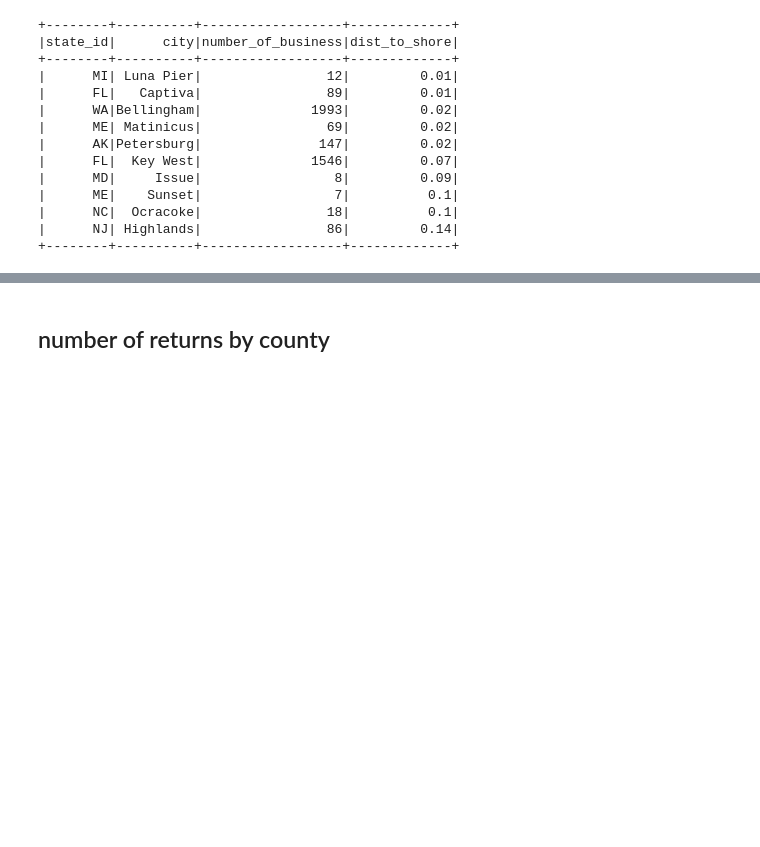
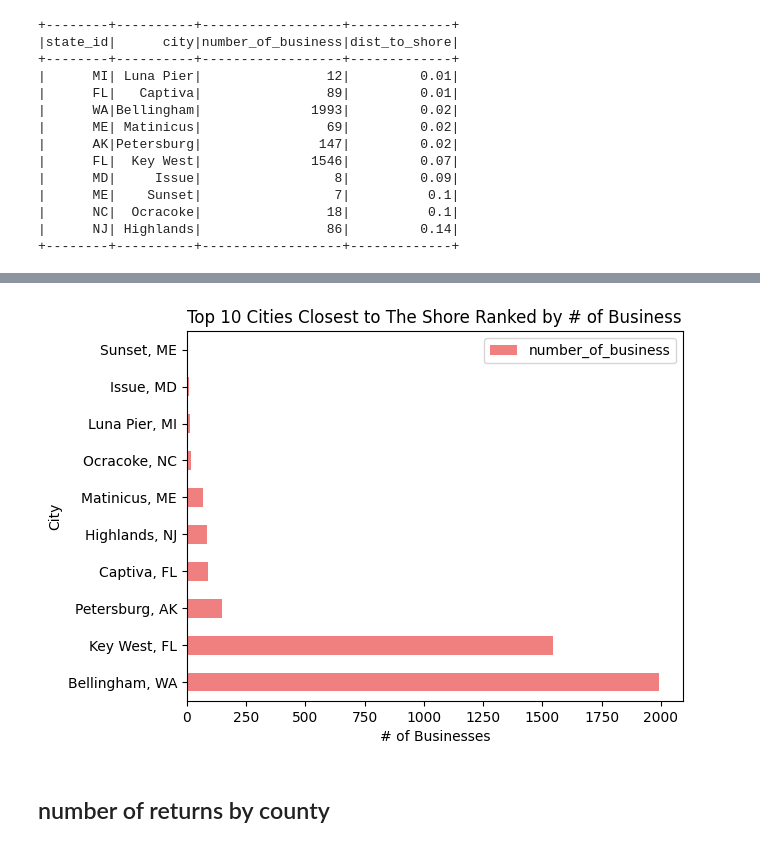
Before and after one commit to ZCWDataSixZero/ExploreZipCodeData_PySpark, a Jupyter notebook: Individual notebooks/a_analysis.ipynb, the cells around one changed output, grey strips where cells are left out. Drawn from its saved outputs; the diff is of its cells as text; code cells hidden in the pictures; blank space fills up the shorter version.

```diff
--- a/Individual notebooks/a_analysis.ipynb
+++ b/Individual notebooks/a_analysis.ipynb
@@ -178,3 +179,5 @@ top_10_cities.show()
 +--------+----------+------------------+-------------+
 # %%
 #plotting the dataframe
+top_10_cities_df = top_10_cities.toPandas()
+top_10_cities_df.head()
@@ -182,0 +191,4 @@ top_10_cities.show()
+# %%
+# Combining columns after ensuring compatibility
+top_10_cities_df['city'] = top_10_cities_df['city'] + ', ' + top_10_cities_df['state_id']
+top_10_cities_df.head()
@@ -182,0 +202,4 @@ top_10_cities.show()
+# %%
+#drop state column
+top_10_cities_df = top_10_cities_df.drop('state_id', axis=1)
+top_10_cities_df
@@ -182,0 +218,3 @@ top_10_cities.show()
+# %%
+ranked_by_biz = top_10_cities_df.sort_values(by='number_of_business', ascending=False)
+ranked_by_biz
@@ -183,3 +233,12 @@ top_10_cities.show()
+# %%
+#plotting the dataframe
+ranked_by_biz.plot.barh(x='city', y='number_of_business', color='lightcoral')
+plt.xlabel('# of Businesses')
+plt.ylabel('City')
+plt.title('Top 10 Cities Closest to The Shore Ranked by # of Business')
+plt.show()
+# %% [output]
+[figure, added]
 # %% [markdown]
 ## number of returns by county
 # %% [markdown]
```
Also changed, not shown: parts of 6 cells of this notebook.
